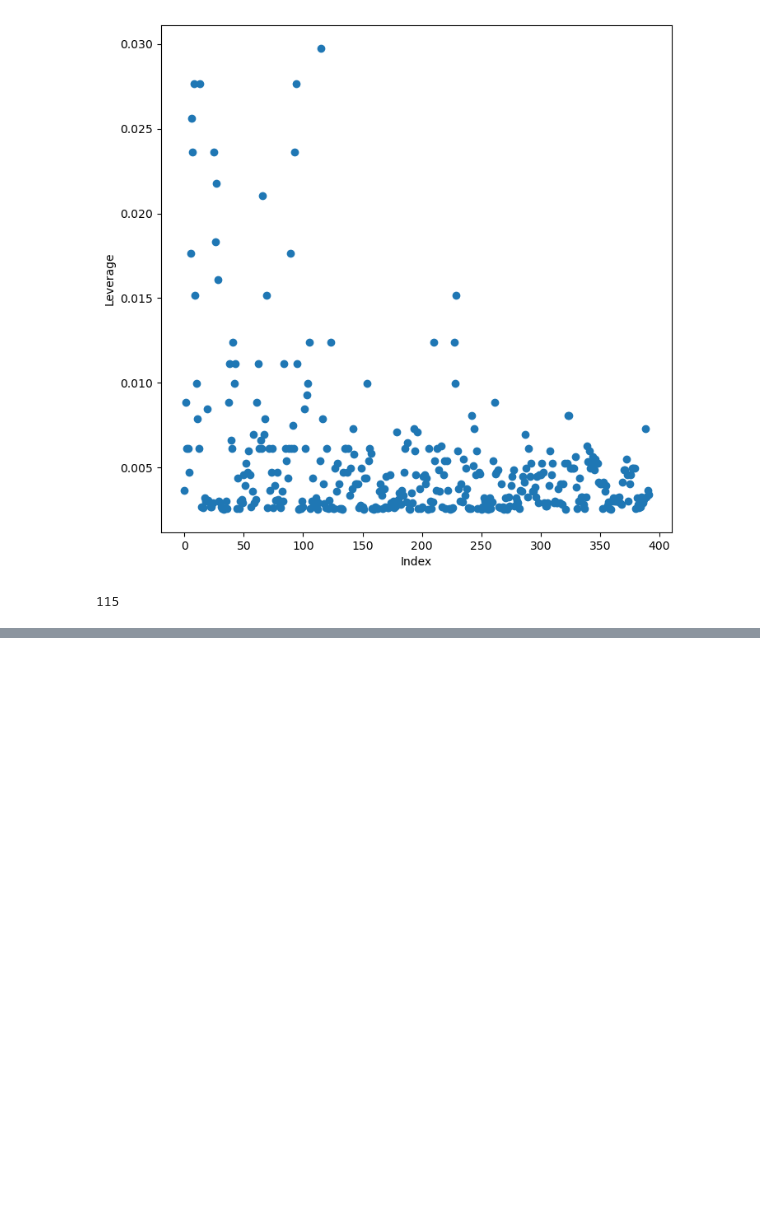
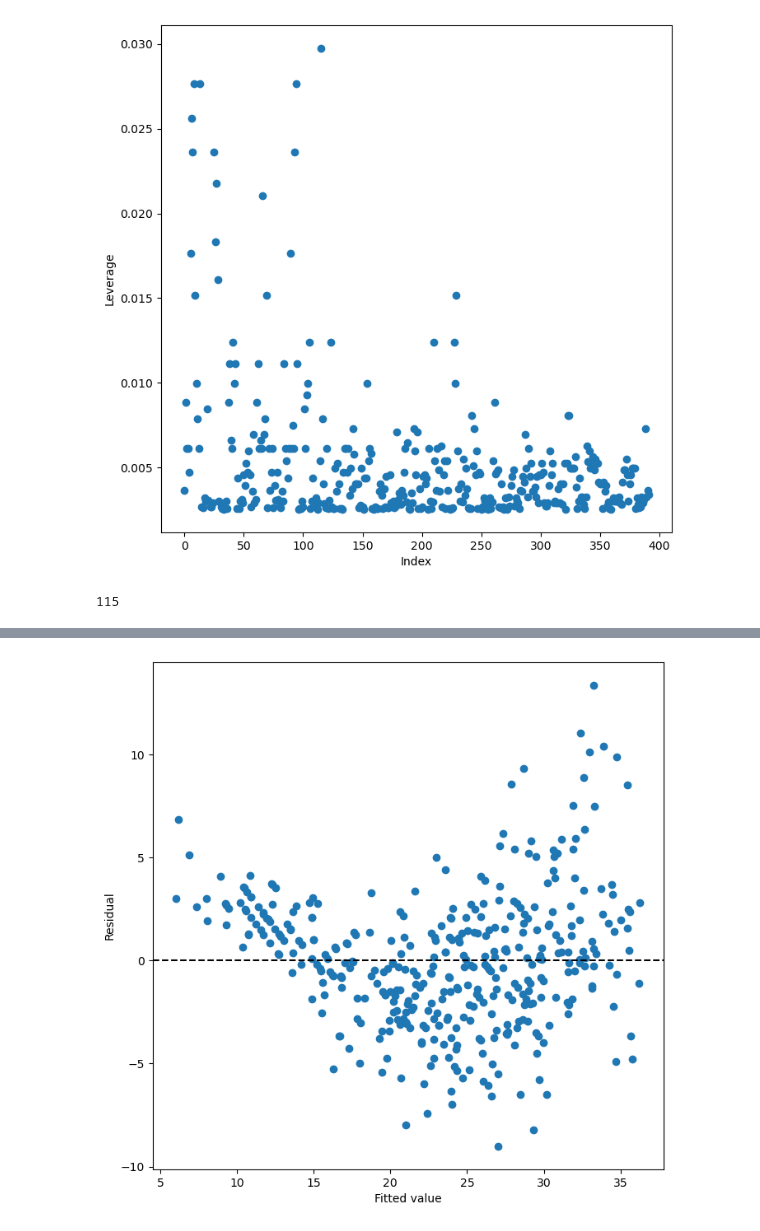
Before and after one commit to jackkrebsbach/stats, a Jupyter notebook: hw/hw3/hw3.ipynb, the cells around one changed output, grey strips where cells are left out. Cells and saved outputs as stored; diff of their text form; code cells hidden in the pictures; blank space fills up the shorter version.

```diff
--- a/hw/hw3/hw3.ipynb
+++ b/hw/hw3/hw3.ipynb
@@ -112,0 +175,16 @@ np.argmax(infl.hat_matrix_diag)
+# %%
+# Clean the data
+data = load_data('Auto')
+data['origin'] = data['origin'].astype('category')
+
+#Get predictors and build formula
+terms = data.columns.drop('mpg').drop('name')
+formula = 'mpg ~ ' + ' + '.join(terms)
+print('Formula: '+ formula)
+
+# To use anova_lm we need to build the formula ourselves
+model = smf.ols(formula=formula, data=data)
+results = model.fit()
+
+# Get the R^2 Value
+print(f'R-Squared: {results.rsquared}')
@@ -112,0 +242,8 @@ np.argmax(infl.hat_matrix_diag)
+# %%
+ax = subplots(figsize=(8,8))[1]
+ax.scatter(results.fittedvalues , results.resid)
+ax.set_xlabel('Fitted value')
+ax.set_ylabel('Residual')
+ax.axhline(0, c='k', ls='--');
+# %% [output]
+[figure, added]
```
Also changed, not shown: parts of 37 cells of this notebook, 1 other file.
